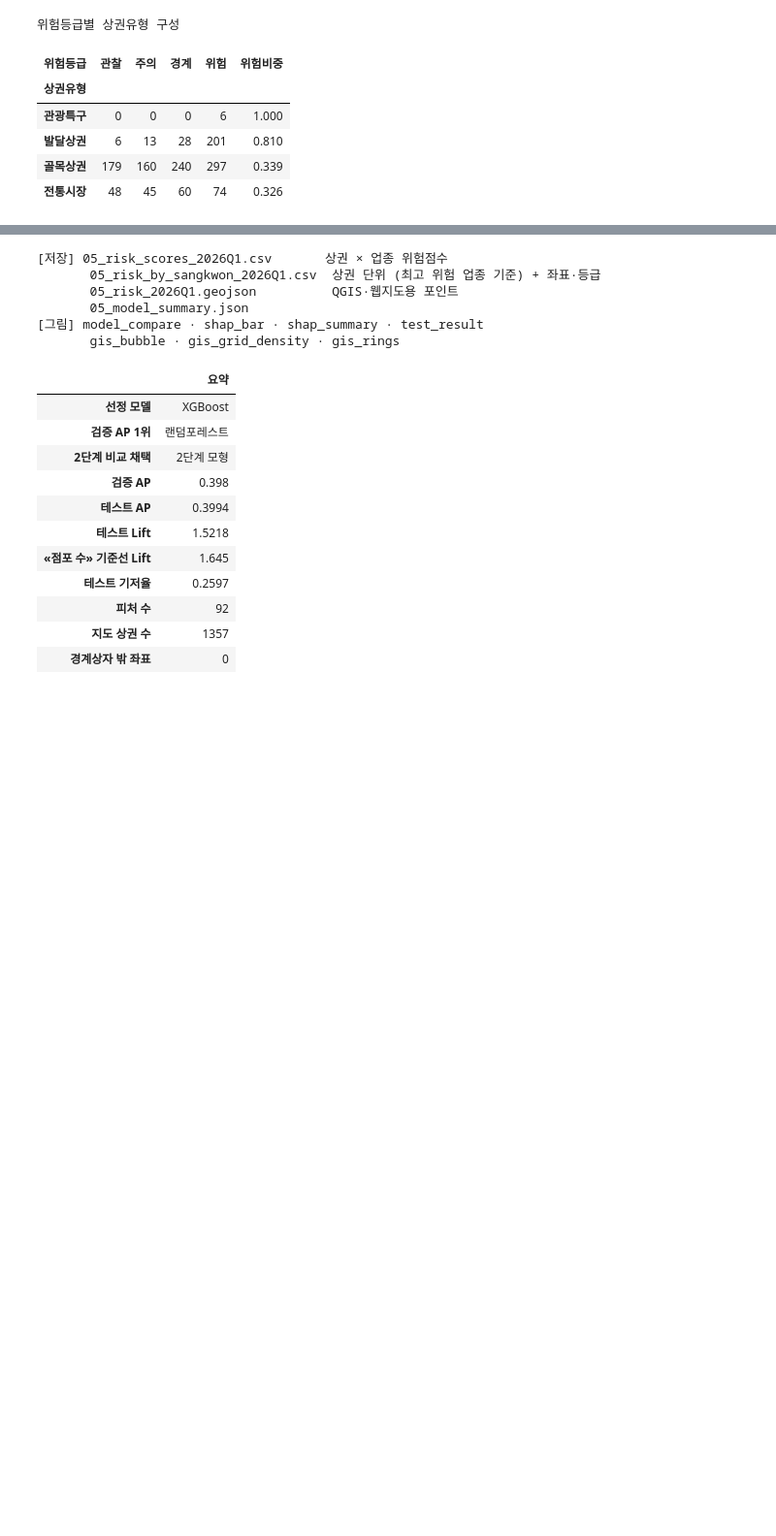
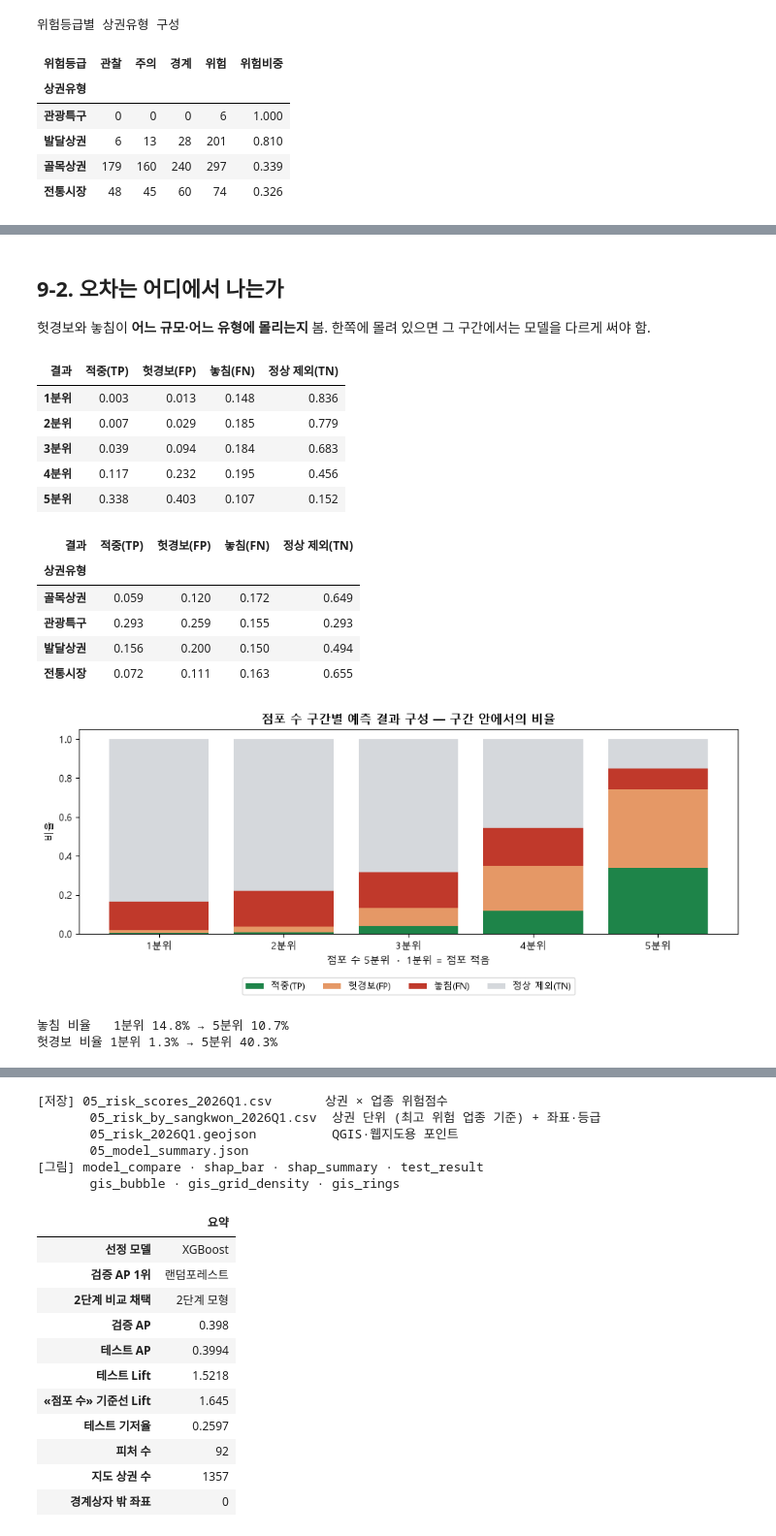
Before and after one commit to d97610-cloud/ai-data-bootcamp, a Jupyter notebook: MLProject/상권_폐업위험_모델링.ipynb, the cells around one changed output, grey strips where cells are left out. Shown at 97% size. Cells and saved outputs as stored; diff of their text form; code cells hidden in the pictures; blank space fills up the shorter version.

```diff
--- a/MLProject/상권_폐업위험_모델링.ipynb
+++ b/MLProject/상권_폐업위험_모델링.ipynb
@@ -1935,0 +1999,16 @@ display(pd.crosstab(smap["상권유형"], smap["위험등급"])
+# %%
+te["결과"] = np.select(
+    [(te["위험예측"] == 1) & (te["y"] == 1),
+     (te["위험예측"] == 1) & (te["y"] == 0),
+     (te["위험예측"] == 0) & (te["y"] == 1)],
+    ["적중(TP)", "헛경보(FP)", "놓침(FN)"], default="정상 제외(TN)")
+
+look = (te.sort_values("위험점수", ascending=False).head(20)
+        .assign(실측=lambda t: np.where(t["y"] == 1, "O 순감소", "X 유지·증가"))
+        .loc[:, ["상권_코드_명", "상권유형", "서비스_업종_코드_명", "전체_점포_수",
+                 "위험점수", "실측"]]
+        .reset_index(drop=True))
+look.index += 1
+display(look.round(3))
+hit20 = int((te.sort_values("위험점수", ascending=False).head(20)["y"] == 1).sum())
+print(f"상위 20칸 중 실제 순감소 {hit20}개 ({hit20/20:.0%})")
@@ -1935,0 +2034,43 @@ display(pd.crosstab(smap["상권유형"], smap["위험등급"])
+# %% [markdown]
+## 9-2. 오차는 어디에서 나는가
+
+헛경보와 놓침이 **어느 규모·어느 유형에 몰리는지** 봄. 한쪽에 몰려 있으면 그 구간에서는
+모델을 다르게 써야 함.
+# %%
+ERR_ORDER = ["적중(TP)", "헛경보(FP)", "놓침(FN)", "정상 제외(TN)"]
+e1 = pd.crosstab(te["규모구간"], te["결과"], normalize="index").reindex(columns=ERR_ORDER)
+e1.index = [f"{int(i)+1}분위" for i in e1.index]
+display(e1.round(3))
+e2 = pd.crosstab(te["상권유형"], te["결과"], normalize="index").reindex(columns=ERR_ORDER)
+display(e2.round(3))
+
+fig, ax = plt.subplots(figsize=(10, 4.4))
+COL = {"적중(TP)": "#1e8449", "헛경보(FP)": "#e59866",
+       "놓침(FN)": "#c0392b", "정상 제외(TN)": "#d5d8dc"}
+bot = np.zeros(len(e1))
+for c_ in ERR_ORDER:
+    ax.bar(e1.index, e1[c_].values, bottom=bot, color=COL[c_], label=c_)
+    bot += e1[c_].values
+ax.set_title("점포 수 구간별 예측 결과 구성 — 구간 안에서의 비율", weight="bold", fontsize=12)
+ax.set_xlabel("점포 수 5분위  ·  1분위 = 점포 적음"); ax.set_ylabel("비율")
+ax.legend(fontsize=9, ncol=4, loc="lower center", bbox_to_anchor=(.5, -.32))
+plt.tight_layout(); plt.savefig(FIG / "err_by_size.png", dpi=140); plt.show()
+
+print(f"놓침 비율   1분위 {e1.loc['1분위','놓침(FN)']:.1%} → 5분위 {e1.loc['5분위','놓침(FN)']:.1%}")
+print(f"헛경보 비율 1분위 {e1.loc['1분위','헛경보(FP)']:.1%} → 5분위 {e1.loc['5분위','헛경보(FP)']:.1%}")
+# %% [output]
+| 결과 | 적중(TP) | 헛경보(FP) | 놓침(FN) | 정상 제외(TN) |
+| 1분위 | 0.003 | 0.013 | 0.148 | 0.836 |
+| 2분위 | 0.007 | 0.029 | 0.185 | 0.779 |
+| 3분위 | 0.039 | 0.094 | 0.184 | 0.683 |
+| 4분위 | 0.117 | 0.232 | 0.195 | 0.456 |
+| 5분위 | 0.338 | 0.403 | 0.107 | 0.152 |
+| 결과 | 적중(TP) | 헛경보(FP) | 놓침(FN) | 정상 제외(TN) |
+| 상권유형 |  |  |  |  |
+| 골목상권 | 0.059 | 0.120 | 0.172 | 0.649 |
+| 관광특구 | 0.293 | 0.259 | 0.155 | 0.293 |
+| 발달상권 | 0.156 | 0.200 | 0.150 | 0.494 |
+| 전통시장 | 0.072 | 0.111 | 0.163 | 0.655 |
+[figure, added]
+놓침 비율   1분위 14.8% → 5분위 10.7%
+헛경보 비율 1분위 1.3% → 5분위 40.3%
```
Also changed, not shown: parts of 10 cells of this notebook, 4 other files.
